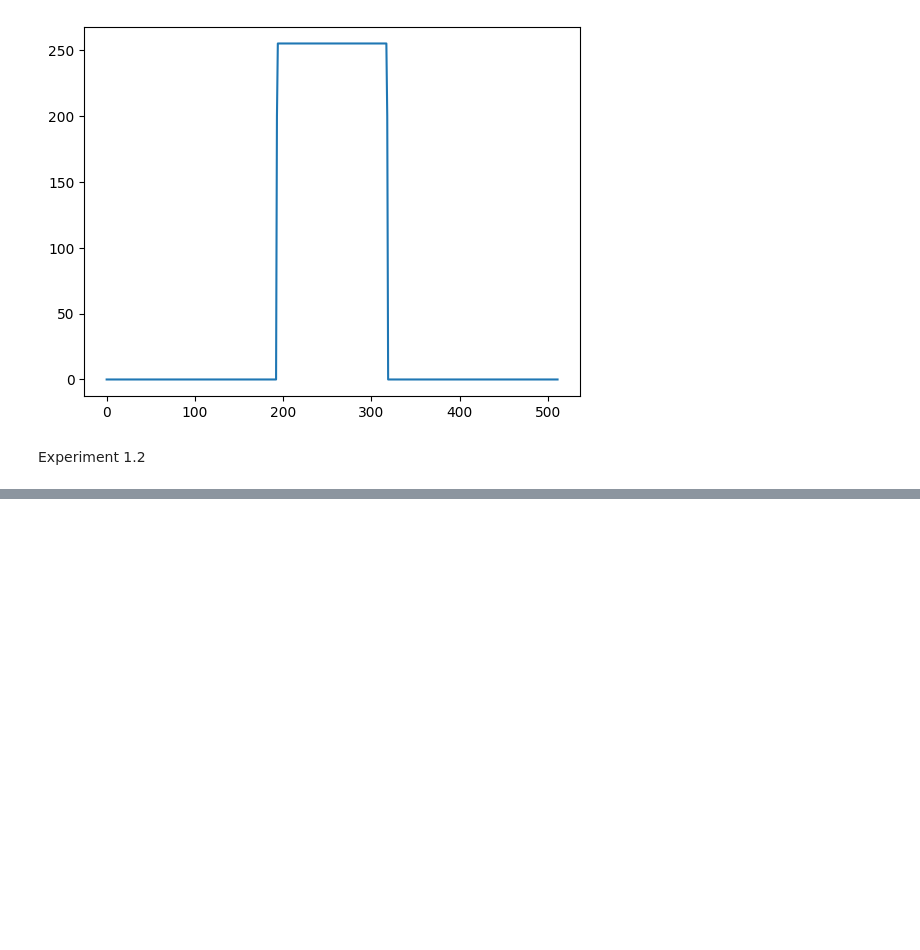
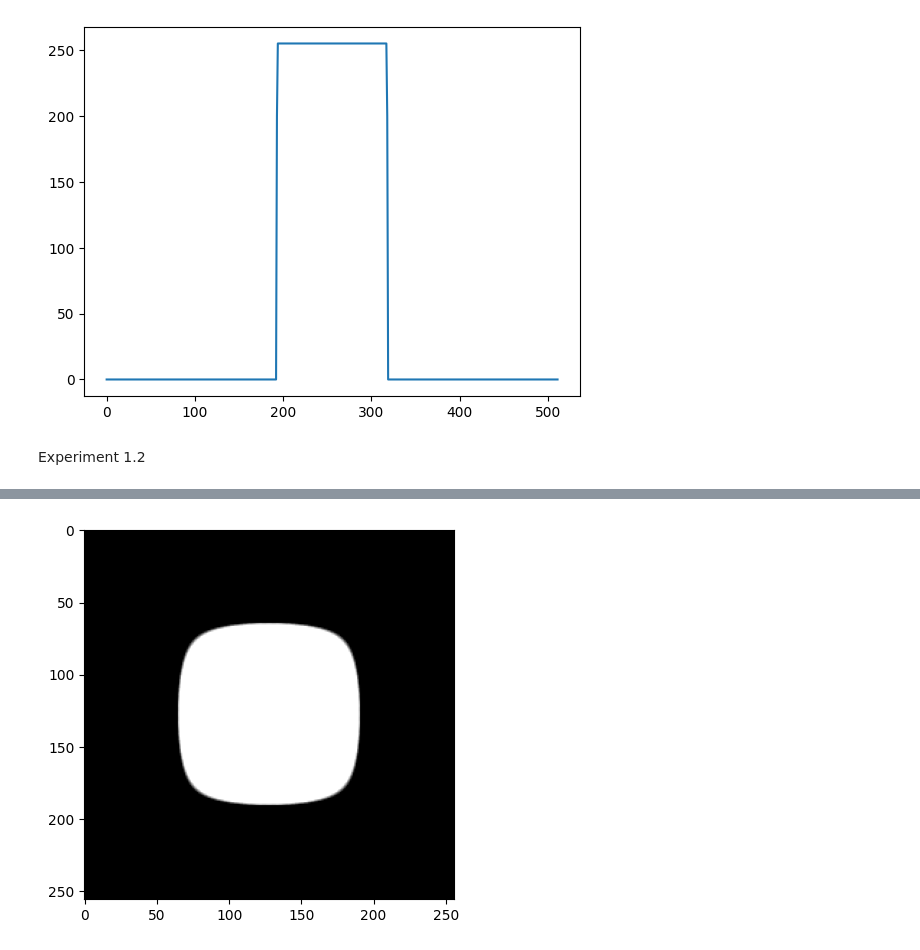
Before and after one commit to Leo00010011/IPBMI_Notebooks, a Jupyter notebook: E8/IPBMA_8_CT-Slice-Reconstruction.ipynb, the cells around one changed output, grey strips where cells are left out. Cells and saved outputs as stored; diff of their text form; code cells hidden in the pictures; blank space fills up the shorter version.

```diff
--- a/E8/IPBMA_8_CT-Slice-Reconstruction.ipynb
+++ b/E8/IPBMA_8_CT-Slice-Reconstruction.ipynb
@@ -194,0 +212,9 @@ pyplot.show()
+# %%
+rImage= reconstructor(pSinograma, nProjections)
+hImage= setHounsfield(rImage, eE)
+vImage= displayWL(hImage, W, L, maxGL)
+# %%
+pyplot.imshow(vImage, cmap="gray")
+pyplot.show()
+# %% [output]
+[figure, added]
```
Also changed, not shown: parts of 24 cells of this notebook, 1 other file.
